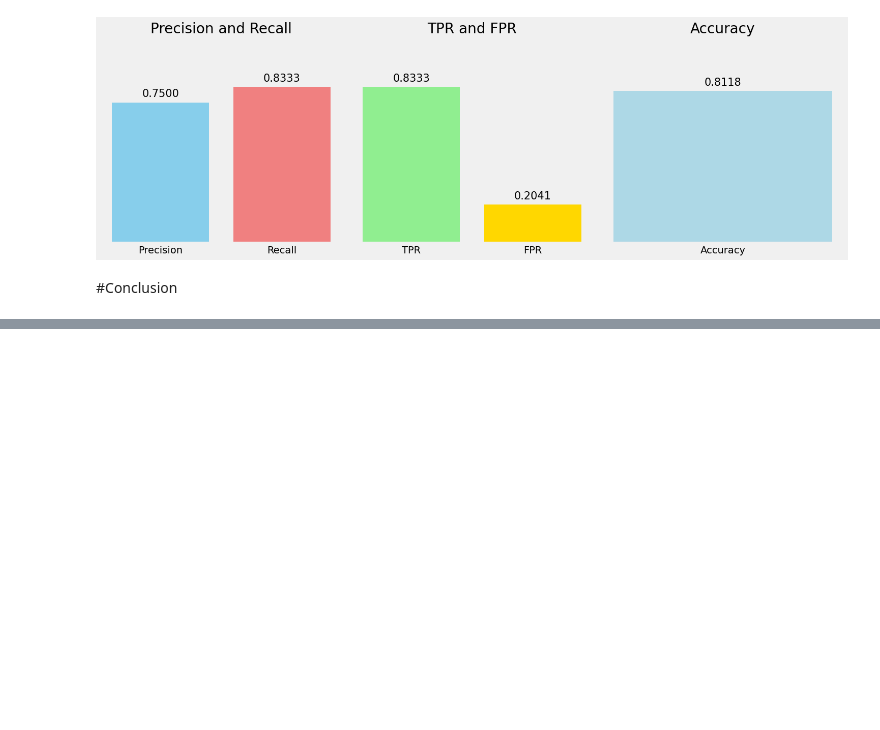
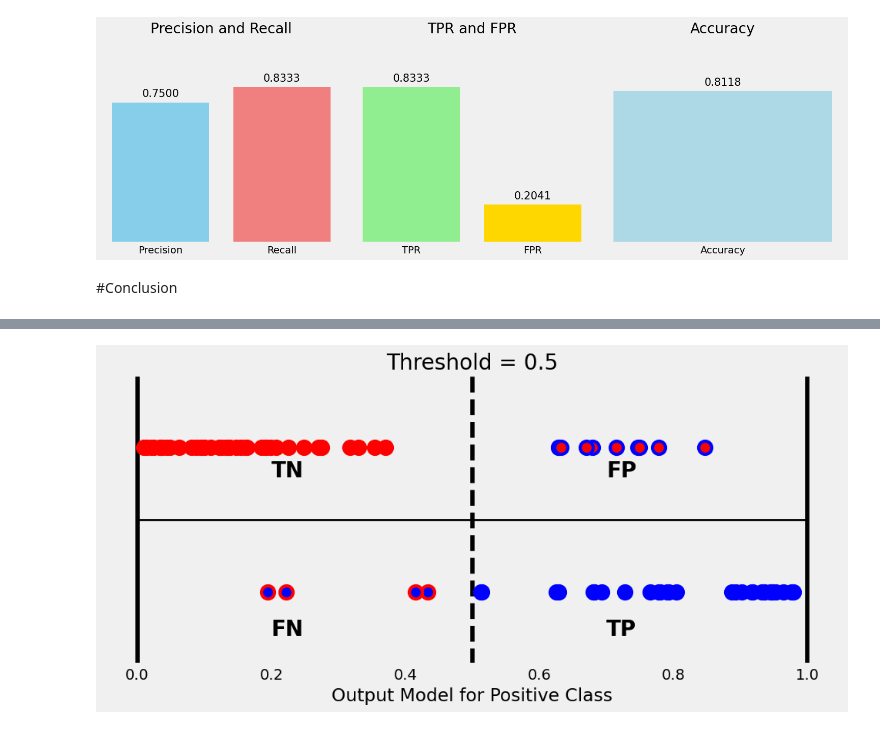
Before and after one commit to TomazFilgueira/UFRN-ML-2025-1, a Jupyter notebook: heart_disease_classification.ipynb, the cells around one changed output, grey strips where cells are left out. Drawn from its saved outputs; the diff is of its cells as text; code cells hidden in the pictures; blank space fills up the shorter version.

```diff
--- a/heart_disease_classification.ipynb
+++ b/heart_disease_classification.ipynb
@@ -625,0 +730,5 @@ plot_metrics(precision, recall, acc, tpr, fpr)
+# %%
+#Confusion Matrix from Validation dataset
+fig = figure10(y_val, probabilities_model2_val, threshold, 0.05, True)
+# %% [output]
+[figure, added]
```
Also changed, not shown: parts of 17 cells of this notebook.
